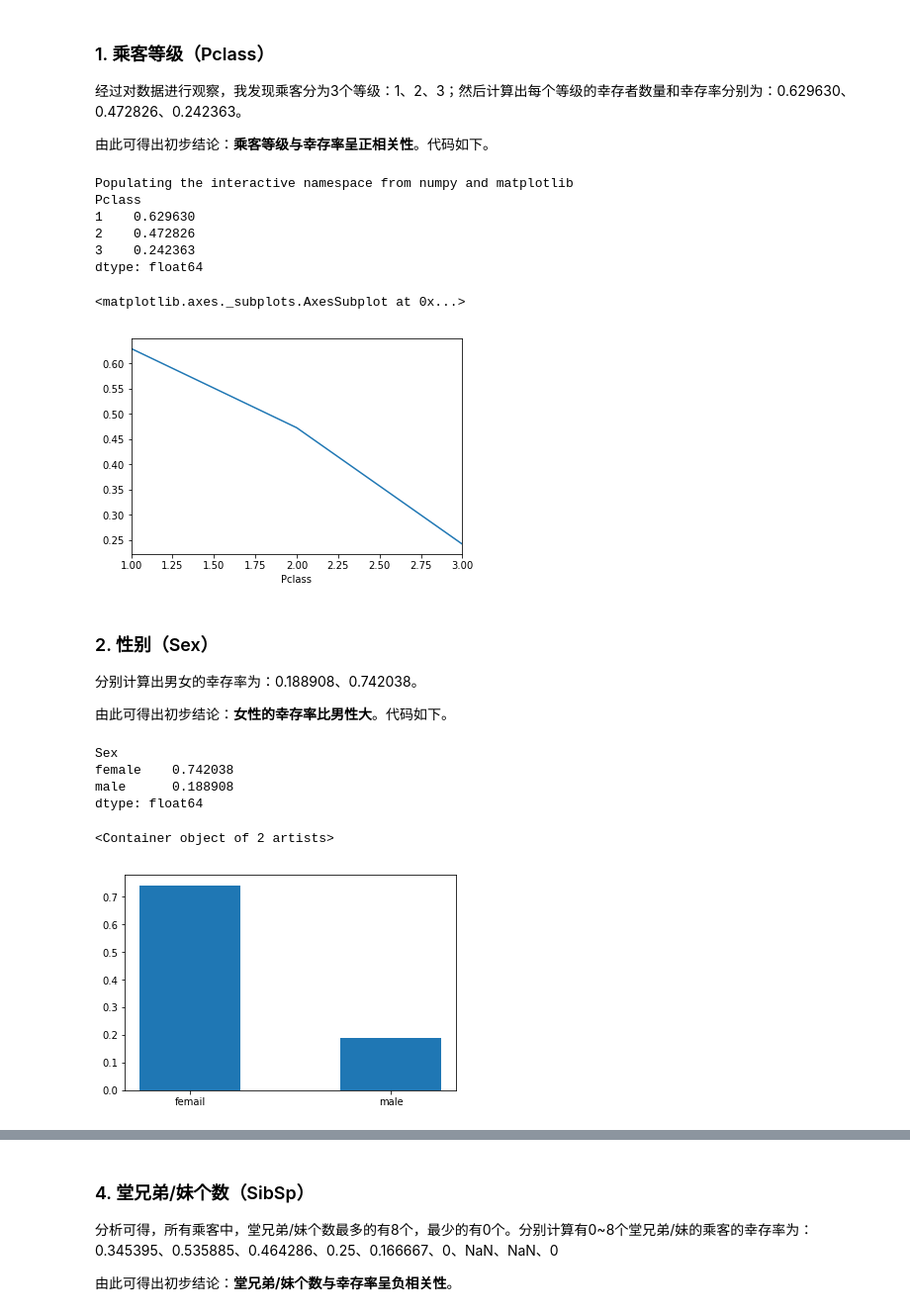
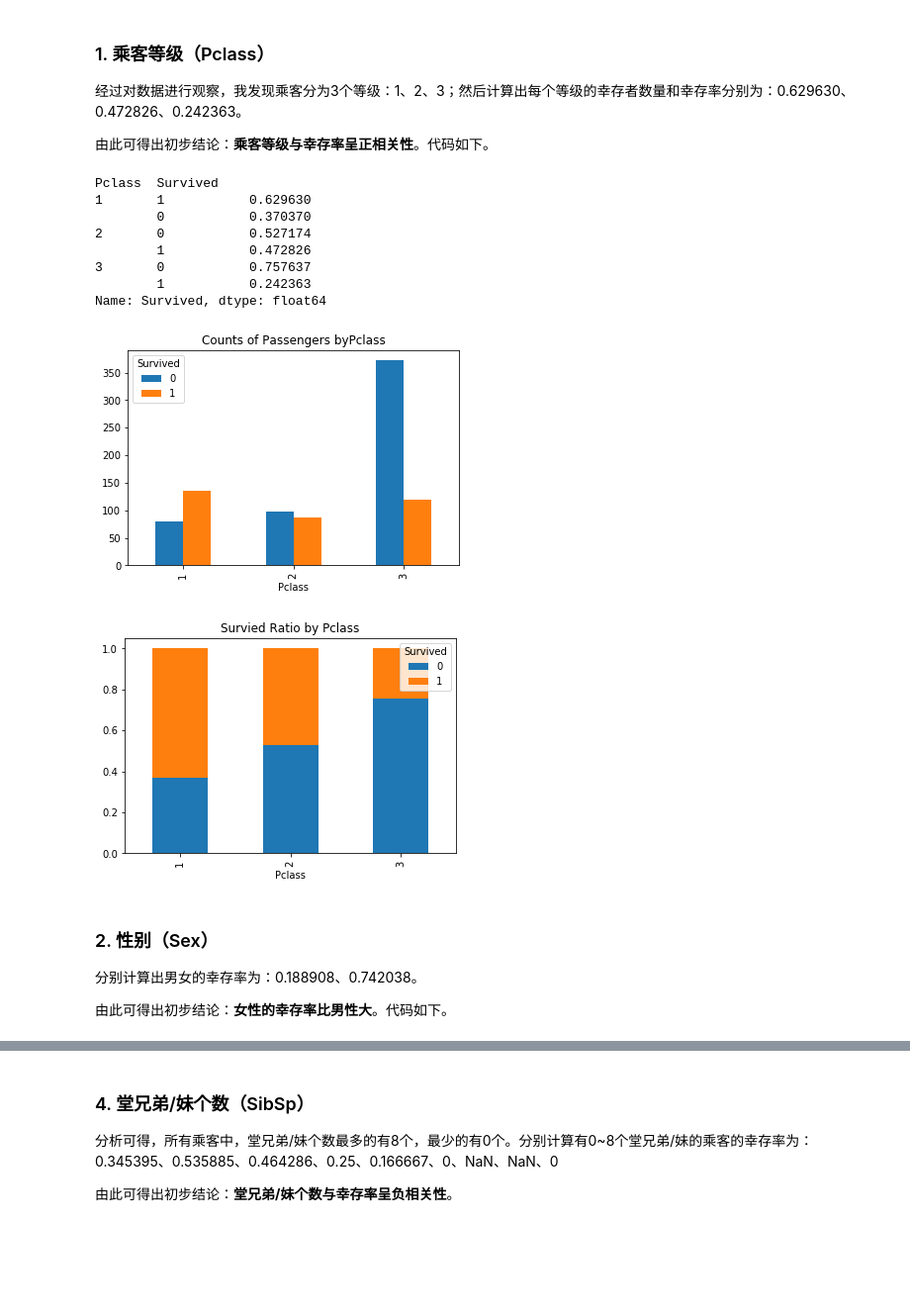
Before and after one commit to dongrenguang/titanic-analysis, a Jupyter notebook: titanic-analysis.ipynb, the cells around one changed output, grey strips where cells are left out. Shown at 99% size. Saved outputs shown, nothing was run; the diff lists cells and outputs as text; code cells hidden in the pictures; blank space fills up the shorter version.

```diff
--- a/titanic-analysis.ipynb
+++ b/titanic-analysis.ipynb
@@ -30,39 +73,22 @@ print num
 经过对数据进行观察，我发现乘客分为3个等级：1、2、3；然后计算出每个等级的幸存者数量和幸存率分别为：0.629630、0.472826、0.242363。
 
 由此可得出初步结论：**乘客等级与幸存率呈正相关性**。代码如下。
-# %%
-%pylab inline
-import matplotlib.pyplot as plt
-import seaborn as sns
-
-result = data.groupby('Pclass').sum()['Survived'] / data.groupby('Pclass').sum()['count']
-
-print result
-result.plot()
-# %% [output]
-Populating the interactive namespace from numpy and matplotlib
-Pclass
-1    0.629630
-2    0.472826
-3    0.242363
-dtype: float64
-<matplotlib.axes._subplots.AxesSubplot at 0x...>
-[figure, removed]
+# %%
+render_bar_plot('Pclass')
+# %% [output]
+Pclass  Survived
+1       1           0.629630
+        0           0.370370
+2       0           0.527174
+        1           0.472826
+3       0           0.757637
+        1           0.242363
+Name: Survived, dtype: float64
+[figure, added]
+[figure, added]
 # %% [markdown]
 ### 2. 性别（Sex）
 
 分别计算出男女的幸存率为：0.188908、0.742038。
 
 由此可得出初步结论：**女性的幸存率比男性大**。代码如下。
-# %%
-result = data.groupby('Sex').sum()['Survived'] / data.groupby('Sex').sum()['count']
-print result
-
-plt.bar(range(len(result)), result,  width=0.5, tick_label = ['femail', 'male'])
-# %% [output]
-Sex
-female    0.742038
-male      0.188908
-dtype: float64
-<Container object of 2 artists>
-[figure, removed]
```
Also changed, not shown: parts of 23 cells of this notebook, 1 other file.
